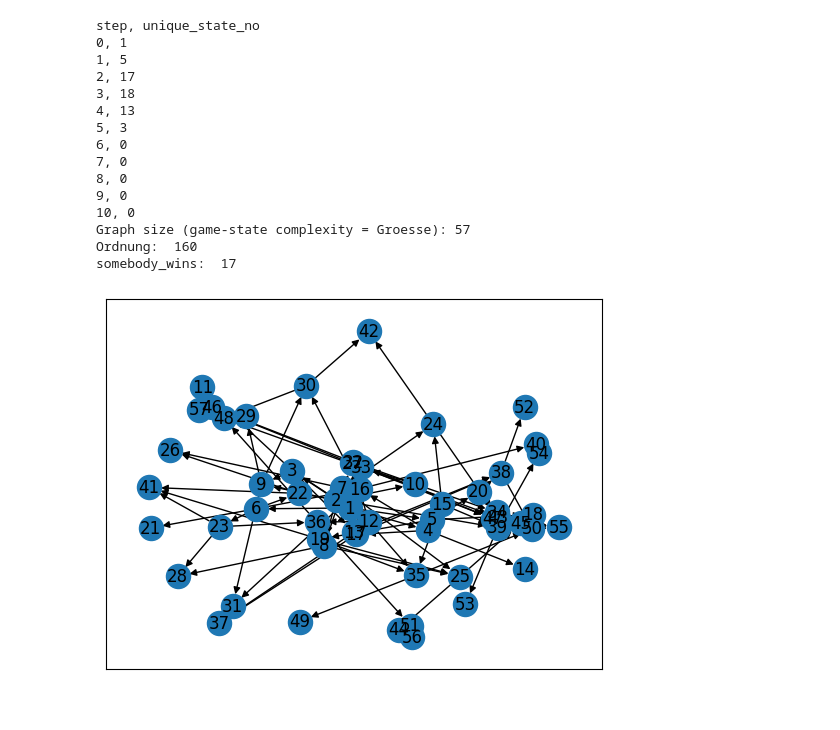
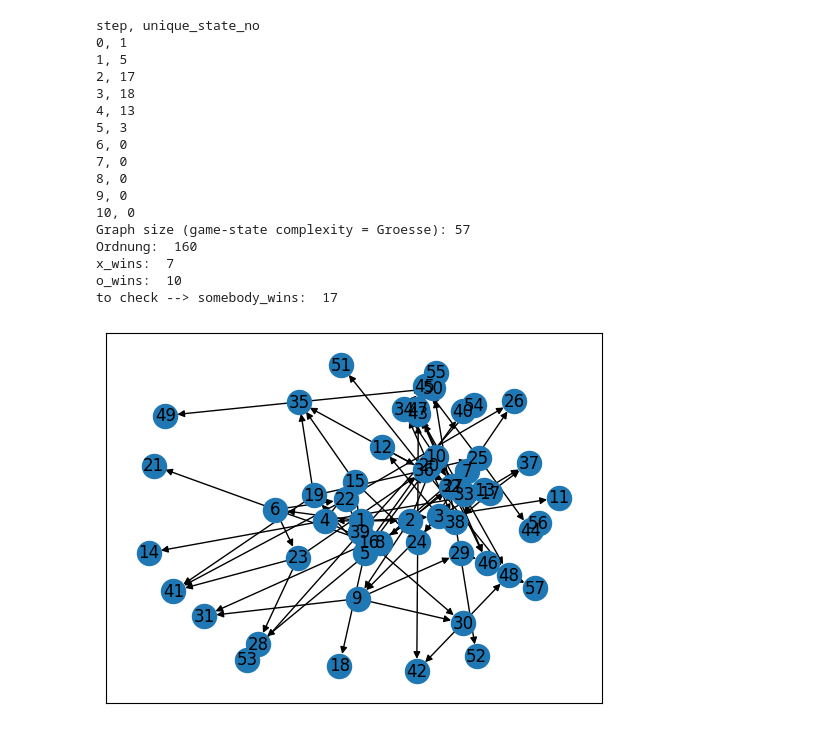
Before and after one commit to heseltime/AMS4.1, a Jupyter notebook: ue1_6.ipynb, the cells around one changed output. Drawn from its saved outputs; the diff is of its cells as text; code cells hidden in the pictures.

```diff
--- a/ue1_6.ipynb
+++ b/ue1_6.ipynb
@@ -126,6 +126,46 @@ def is_end(st: State) -> bool:
 
     return any(are_same(line) for line in lines)
 
+def is_end_x_wins(st: State) -> bool:
+    """Tell whether given state is a game-ending state and x has won,
+    i.e. 3 xs next to eachother somewhere
+
+    Go over every column, row and diagonals (lines) and
+    check whether they are made of all-Xs or all-Os.
+    """
+
+    def are_same(triplet):
+        a, b, c = triplet
+        return a == b == c == 1
+
+    horizontals = [[st[ix][0], st[ix][1], st[ix][2]] for ix in range(3)]
+    verticals = [[st[0][ix], st[1][ix], st[2][ix]] for ix in range(3)]
+    diag1 = [st[0][0], st[1][1], st[2][2]]
+    diag2 = [st[2][0], st[1][1], st[0][2]]
+    lines = horizontals + verticals + [diag1, diag2]
+
+    return any(are_same(line) for line in lines)
+
+def is_end_o_wins(st: State) -> bool:
+    """Tell whether given state is a game-ending state and x has won,
+    i.e. 3 xs next to eachother somewhere
+
+    Go over every column, row and diagonals (lines) and
+    check whether they are made of all-Xs or all-Os.
+    """
+
+    def are_same(triplet):
+        a, b, c = triplet
+        return a == b == c == 2
+
+    horizontals = [[st[ix][0], st[ix][1], st[ix][2]] for ix in range(3)]
+    verticals = [[st[0][ix], st[1][ix], st[2][ix]] for ix in range(3)]
+    diag1 = [st[0][0], st[1][1], st[2][2]]
+    diag2 = [st[2][0], st[1][1], st[0][2]]
+    lines = horizontals + verticals + [diag1, diag2]
+
+    return any(are_same(line) for line in lines)
+
 
 def make_move(st: State, row: int, col: int, val: int) -> State:
     """Take a state and a move and creates resulting state.
@@ -213,6 +253,12 @@ if __name__ == "__main__":
         if is_end(canonical_state):
             somebody_wins += 1
 
+        if is_end_x_wins(canonical_state):
+            x_wins += 1
+
+        if is_end_o_wins(canonical_state):
+            o_wins += 1
+
         next_states = get_next_states_raw(canonical_state, step)
         for nxt_st in next_states:
             # have seen/processed this state before?
@@ -250,33 +296,38 @@ if __name__ == "__main__":
         global edges
         edges.extend([(nd.val, s.val) for s in nd.successors])
         for s in nd.successors:
             traverse(s)
 
     traverse(root)
 
     import networkx as nx
 
     G = nx.DiGraph()
     G.add_edges_from(edges)
     nx.draw_networkx(G, with_labels=True, arrows=True)
 
     print("Ordnung: ", len(edges))
 
-    print("somebody_wins: ", somebody_wins)
+    print("x_wins: ", x_wins)
+    print("o_wins: ", o_wins)
+
+    print("to check --> somebody_wins: ", somebody_wins, " -- ok")
 # %% [output]
 step, unique_state_no
 0, 1
 1, 5
 2, 17
 3, 18
 4, 13
 5, 3
 6, 0
 7, 0
 8, 0
 9, 0
 10, 0
 Graph size (game-state complexity = Groesse): 57
 Ordnung:  160
-somebody_wins:  17
+x_wins:  7
+o_wins:  10
+to check --> somebody_wins:  17
-[figure, old version]
+[figure, new version]
```
Also changed, not shown: 10 other files.
